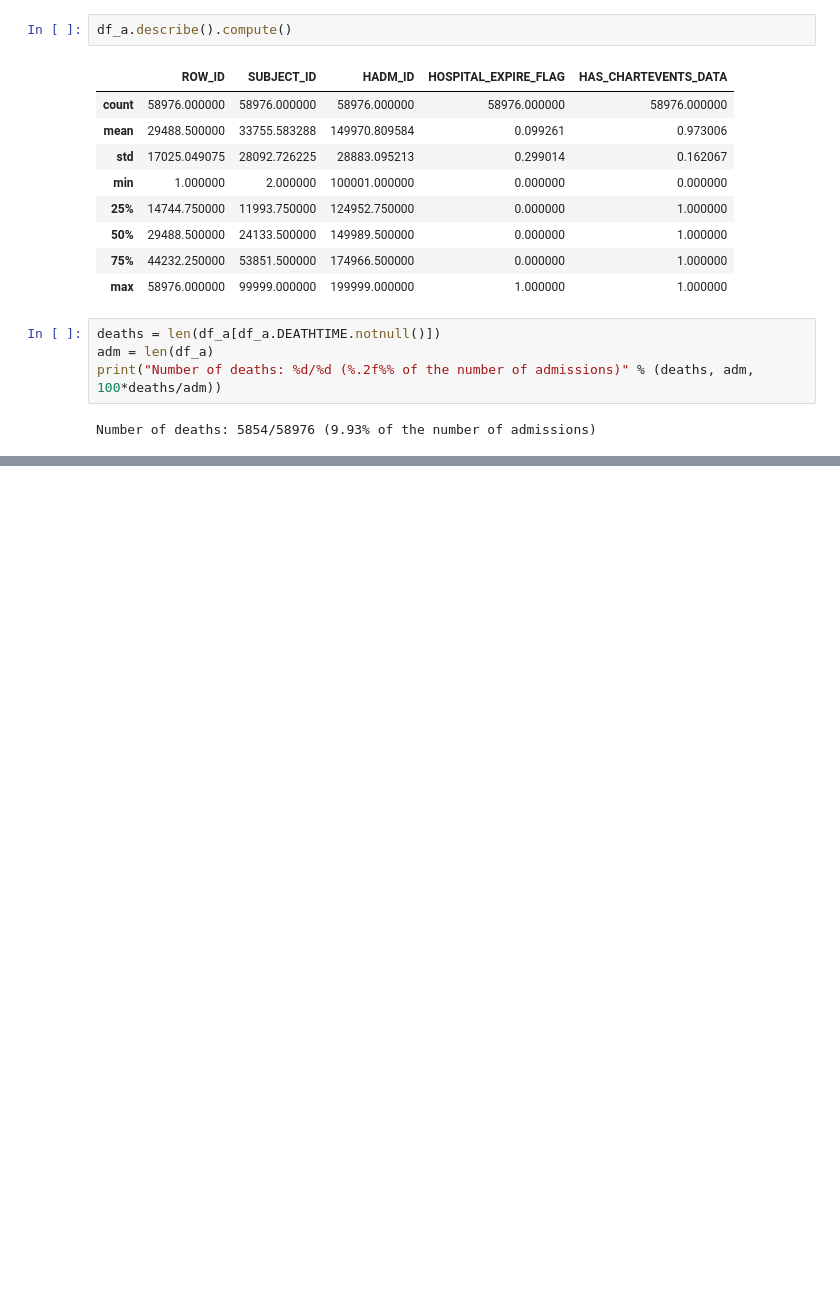
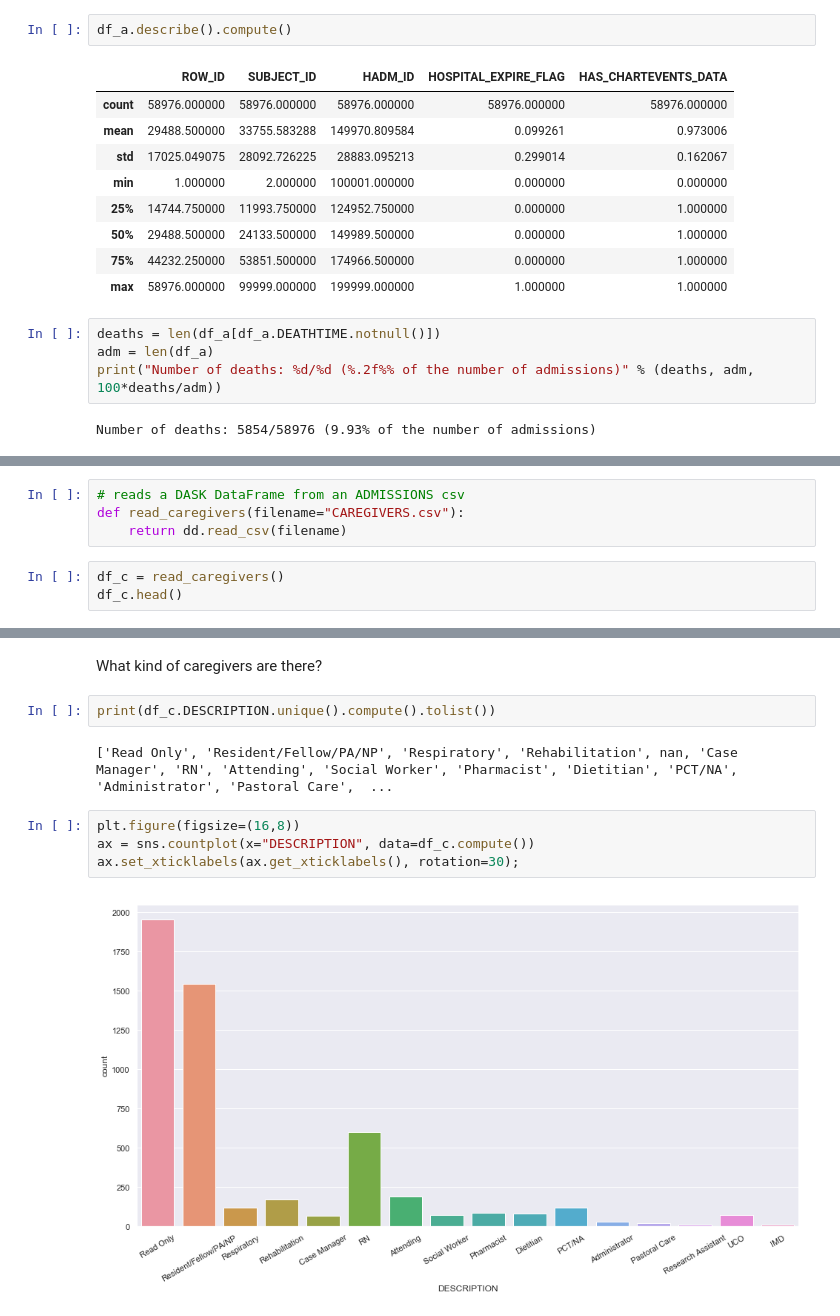
Before and after one commit to msramalho/fcup-bdcc, a Jupyter notebook: p2/BDCC_p2_dask.ipynb, the cells around one changed output, grey strips where cells are left out. Drawn from its saved outputs; the diff is of its cells as text; blank space fills up the shorter version.

```diff
--- a/p2/BDCC_p2_dask.ipynb
+++ b/p2/BDCC_p2_dask.ipynb
@@ -232,0 +208,7 @@ ds.join(events, on="HADM_ID")
+# %%
+# reads a DASK DataFrame from an ADMISSIONS csv
+def read_caregivers(filename="CAREGIVERS.csv"):
+    return dd.read_csv(filename)
+# %%
+df_c = read_caregivers()
+df_c.head()
@@ -232,0 +222,12 @@ ds.join(events, on="HADM_ID")
+# %% [markdown]
+What kind of caregivers are there?
+# %%
+print(df_c.DESCRIPTION.unique().compute().tolist())
+# %% [output]
+['Read Only', 'Resident/Fellow/PA/NP', 'Respiratory', 'Rehabilitation', nan, 'Case Manager', 'RN', 'Attending', 'Social Worker', 'Pharmacist', 'Dietitian', 'PCT/NA', 'Administrator', 'Pastoral Care',  ...
+# %%
+plt.figure(figsize=(16,8))
+ax = sns.countplot(x="DESCRIPTION", data=df_c.compute())
+ax.set_xticklabels(ax.get_xticklabels(), rotation=30);
+# %% [output]
+[figure, added]
```
Also changed, not shown: parts of 65 cells of this notebook.
